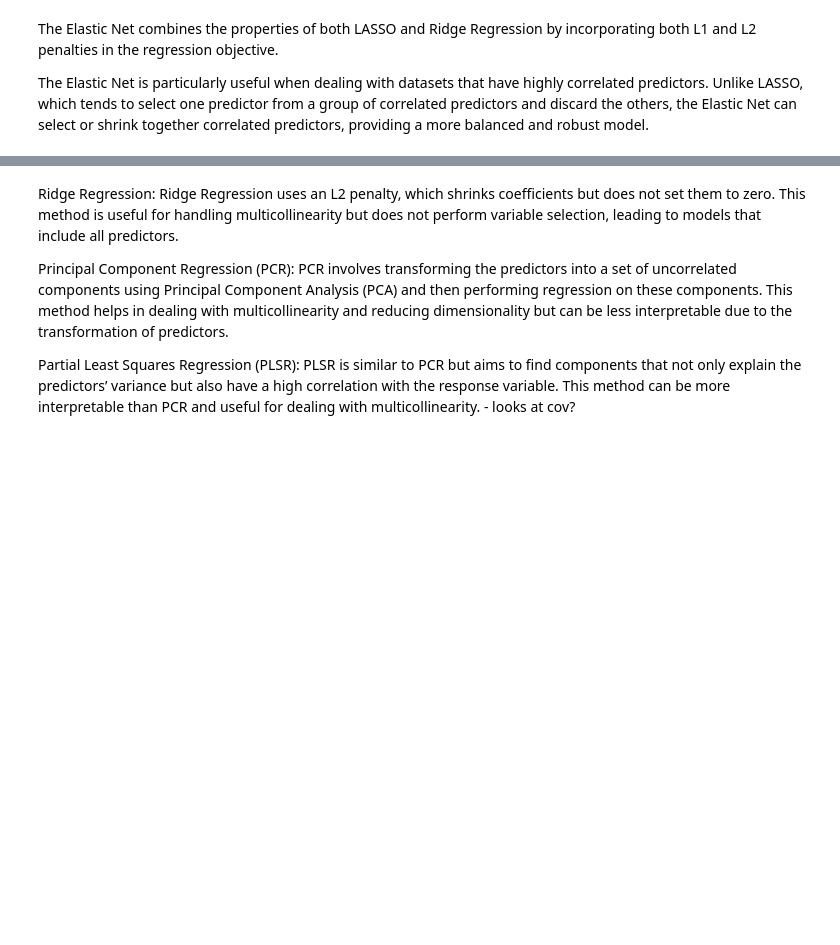
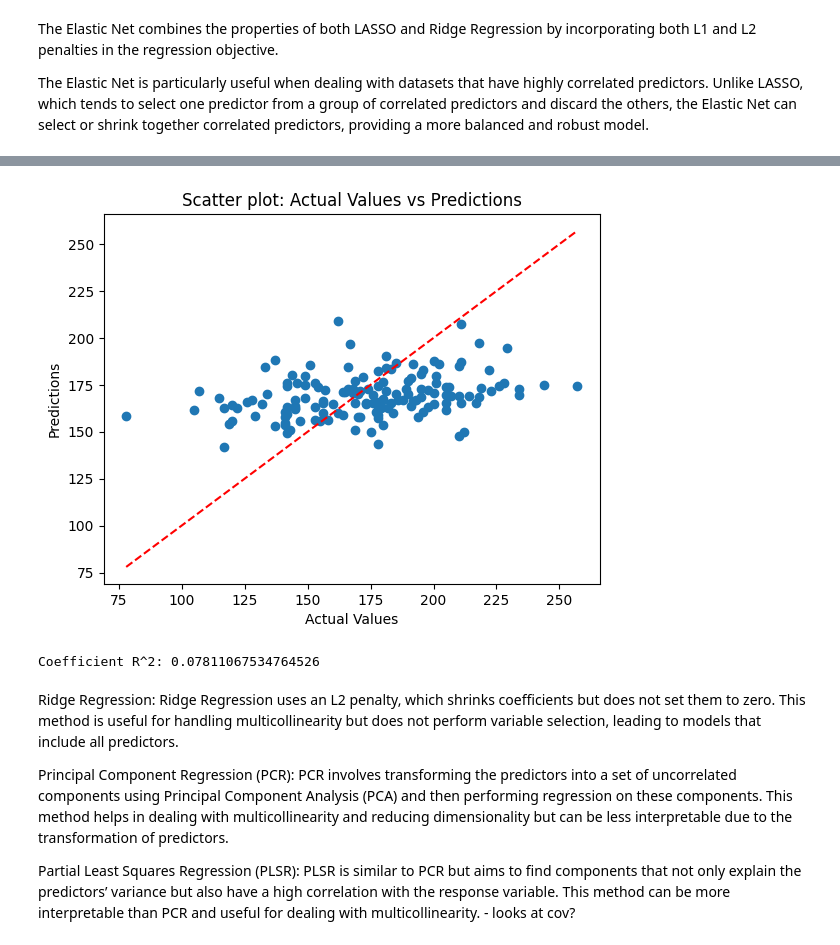
Before and after one commit to Enid-Ferns/classification, a Jupyter notebook: linear_reg.ipynb, the cells around one changed output, grey strips where cells are left out. Drawn from its saved outputs; the diff is of its cells as text; code cells hidden in the pictures; blank space fills up the shorter version.

```diff
--- a/linear_reg.ipynb
+++ b/linear_reg.ipynb
@@ -248,3 +314,18 @@ The Elastic Net is particularly useful when dealing with datasets that have high
+# %%
+plt.scatter(Y_test, y_pred)
+plt.plot([min(Y_test), max(Y_test)], [min(Y_test), max(Y_test)], 'r--')
+plt.xlabel("Actual Values")
+plt.ylabel("Predictions")
+plt.title("Scatter plot: Actual Values vs Predictions")
+plt.show()
+# %% [output]
+[figure, added]
+# %%
+from sklearn.metrics import r2_score
+r2 = r2_score(Y_test, y_pred)
+print("Coefficient R^2:", r2) # -> closer to 1 - good closer to 0 bad
+# %% [output]
+Coefficient R^2: 0.07811067534764526
 # %% [markdown]
 Ridge Regression: Ridge Regression uses an L2 penalty, which shrinks coefficients but does not set them to zero. This method is useful for handling multicollinearity but does not perform variable selection, leading to models that include all predictors.
 
```
Also changed, not shown: parts of 8 cells of this notebook.
